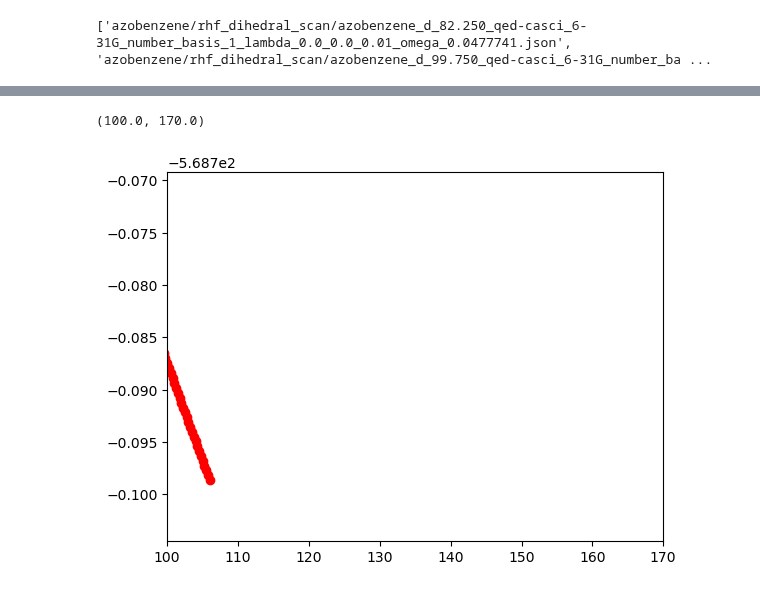
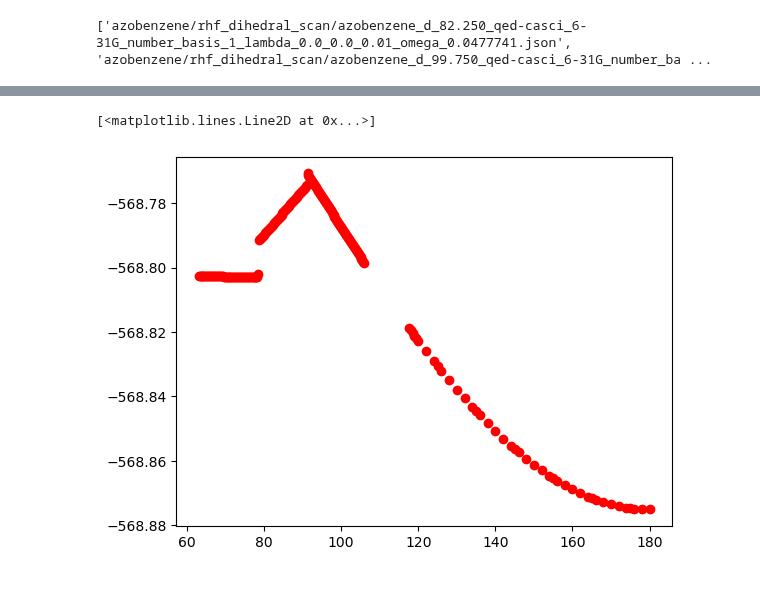
Before and after one commit to boss-bee/data_repository, a Jupyter notebook: Mapol/json_reader_azobenzene.ipynb, the cells around one changed output, grey strips where cells are left out. Saved outputs shown, nothing was run; the diff lists cells and outputs as text; code cells hidden in the pictures.

```diff
--- a/Mapol/json_reader_azobenzene.ipynb
+++ b/Mapol/json_reader_azobenzene.ipynb
@@ -41,7 +43,7 @@ for file in filenames:
 # %%
 from matplotlib import pyplot as plt
 plt.plot(dihedral_vals, energy_vals, 'ro')
-plt.xlim(100, 170)
+#plt.xlim(100, 180)
 # %% [output]
-(100.0, 170.0)
+[<matplotlib.lines.Line2D at 0x...>]
-[figure, old version]
+[figure, new version]
```
Also changed, not shown: parts of 1 cell of this notebook, 42 other files.
